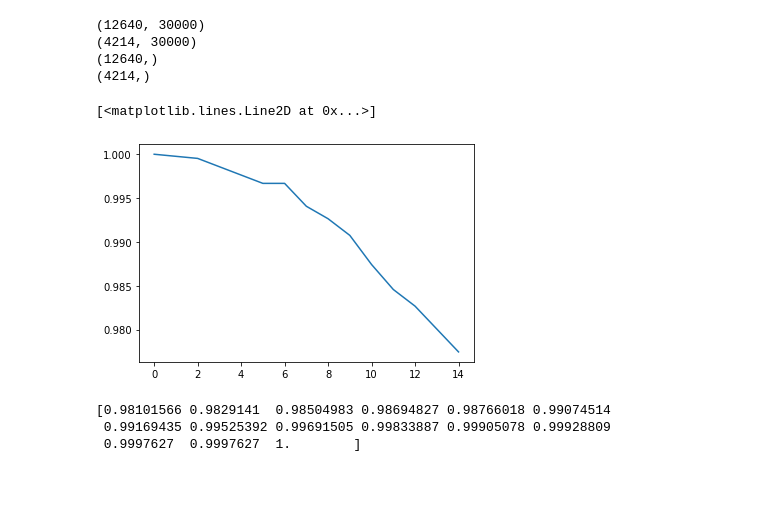
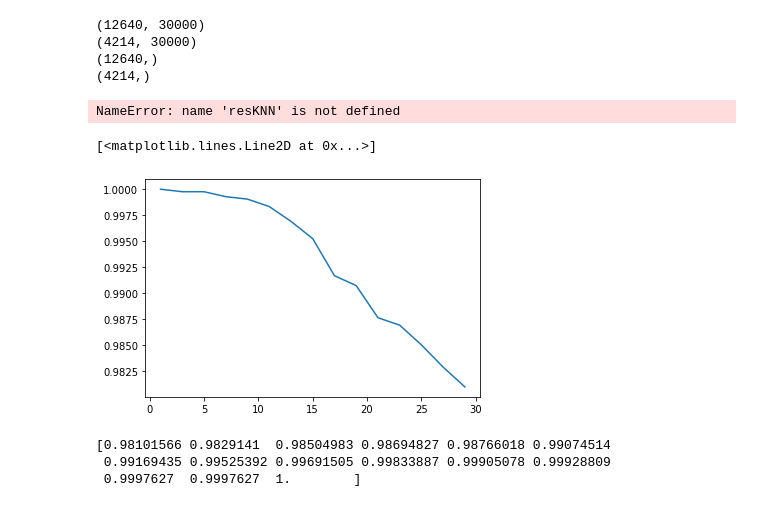
Before and after one commit to flomSStaar/IA-FruitRecognition, a Jupyter notebook: Fruit recognition.ipynb, the cells around one changed output. Saved outputs shown, nothing was run; the diff lists cells and outputs as text; code cells hidden in the pictures.

```diff
--- a/Fruit recognition.ipynb
+++ b/Fruit recognition.ipynb
@@ -139,9 +128,8 @@ for i in range(1,31,2):
     ypredit=clf.predict(Xtest)
     resKNN=np.insert(resKNN,0,accuracy_score(ytest,ypredit))
 # %%
-plt.plot(np.flip(resKNN))
+plt.plot(range(1,31,2),np.flip(resKNN))
 # %% [output]
-[<matplotlib.lines.Line2D at 0x...>]
+NameError: name 'resKNN' is not defined
-[figure, removed]
 # %%
 date=dt.datetime.now().strftime("%Y_%m_%d-%H:%M:%S")
@@ -150,6 +138,11 @@ filename='KNN.npy'
 np.save(filename, np.flip(resKNN))
 # %%
 resKNN = np.load('saves/KNN.npy', allow_pickle=True)
+# %%
+plt.plot(range(1,31,2),resKNN)
+# %% [output]
+[<matplotlib.lines.Line2D at 0x...>]
+[figure, added]
 # %%
 print(resKNN)
 # %% [output]
```
Also changed, not shown: parts of 16 cells of this notebook.
